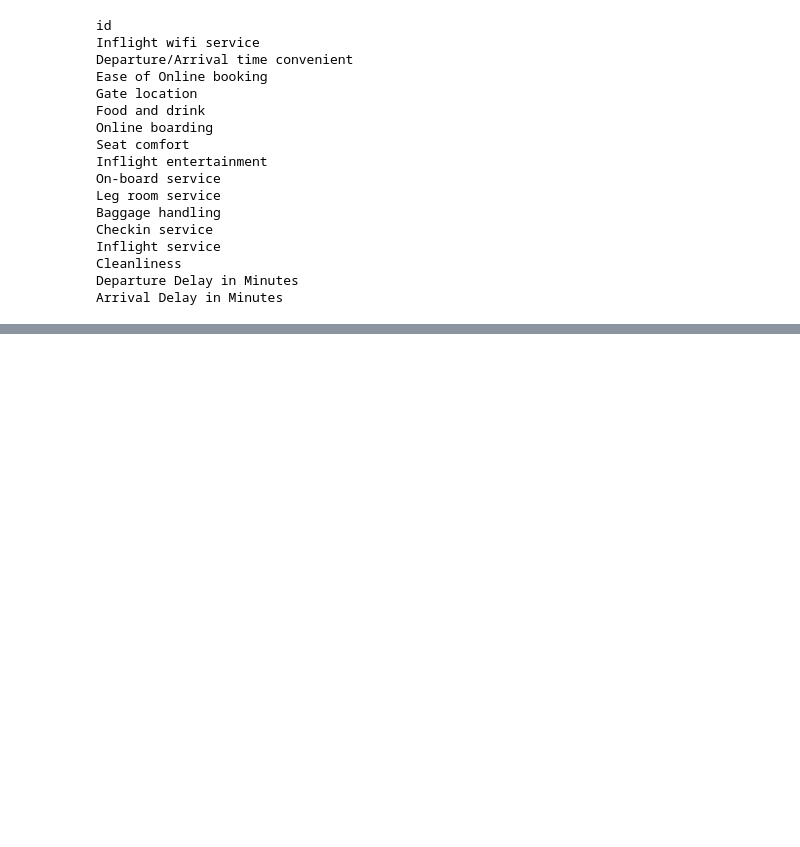
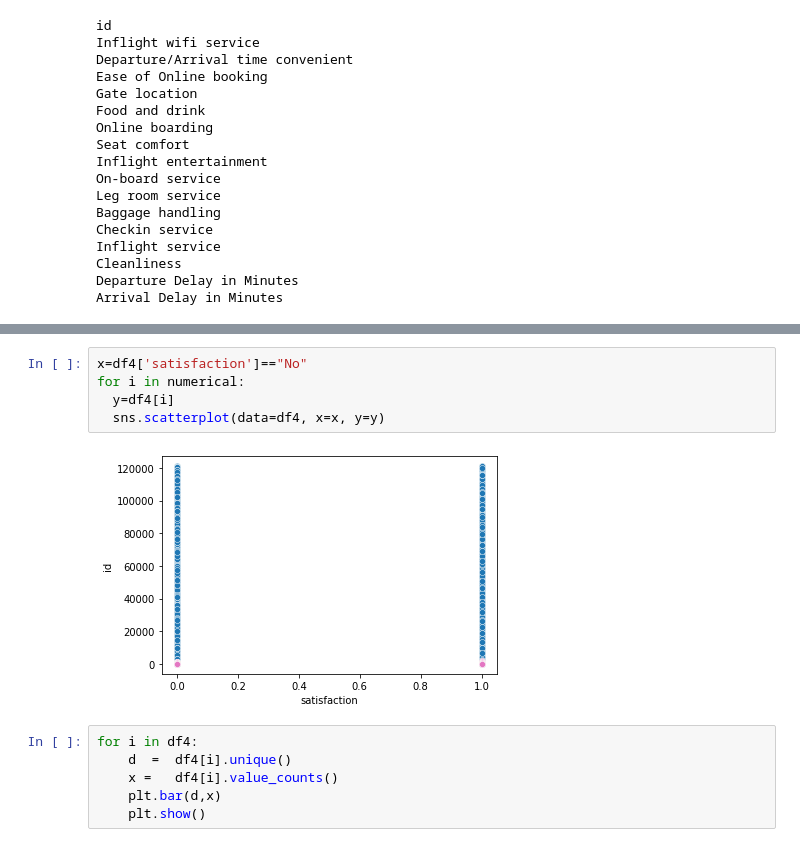
Before and after one commit to Sk2802/Sk2802, a Jupyter notebook: finel_passenger.ipynb, the cells around one changed output, grey strips where cells are left out. Drawn from its saved outputs; the diff is of its cells as text; blank space fills up the shorter version.

```diff
--- a/finel_passenger.ipynb
+++ b/finel_passenger.ipynb
@@ -339,2 +291,15 @@ for i in numerical:
 ... (5 outputs left out)
+# %%
+x=df4['satisfaction']=="No"
+for i in numerical:
+  y=df4[i]
+  sns.scatterplot(data=df4, x=x, y=y)
+# %% [output]
+[figure, added]
+# %%
+for i in df4:
+    d  =  df4[i].unique()
+    x =   df4[i].value_counts()
+    plt.bar(d,x)
+    plt.show()
 # %%
```
Also changed, not shown: parts of 8 cells of this notebook.
